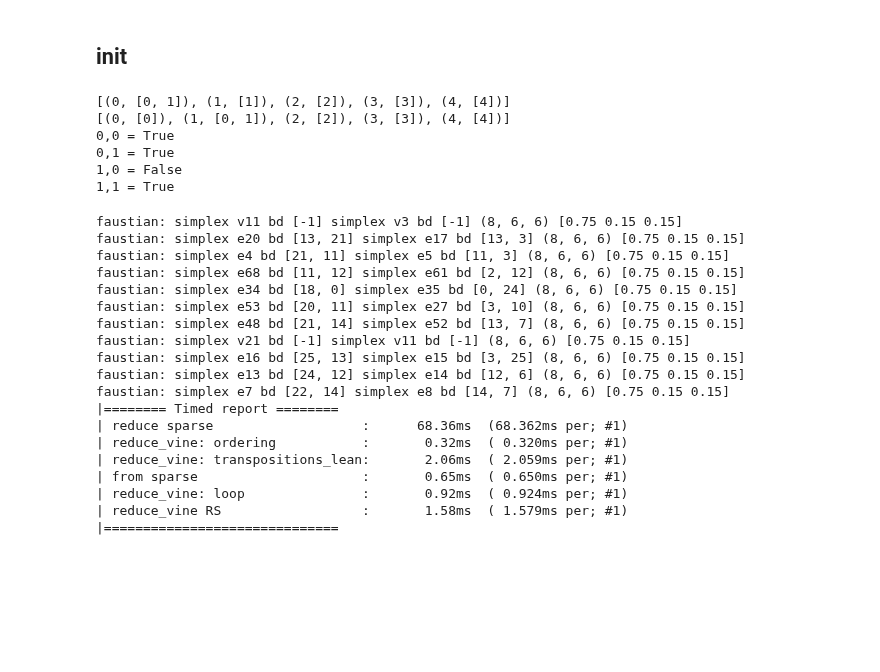
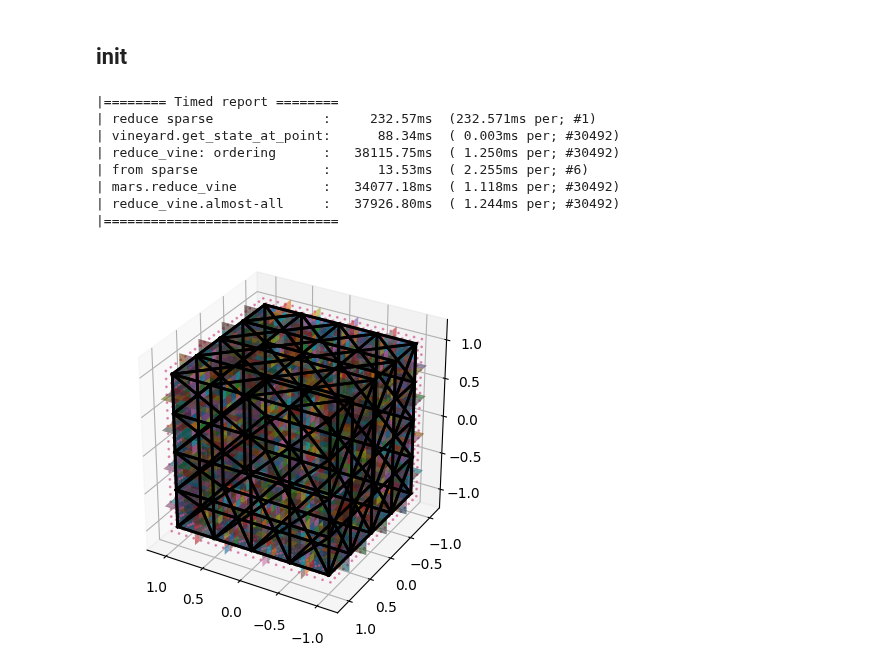
Before and after one commit to medial-ax/medial-ax, a Jupyter notebook: makethings.ipynb, the cells around one changed output. Cells and saved outputs as stored; diff of their text form; code cells hidden in the pictures; blank space fills up the shorter version.

Commit message:
Merge transposition and vineyards to one Rust fn

```diff
--- a/makethings.ipynb
+++ b/makethings.ipynb
@@ -57,60 +57,58 @@ def export_obj(ex: ex.Example, complex: cplx.complex, faces: List[np.ndarray]):
             f.write(f'v {d[0]} {d[1]} {d[2]}\n')
             f.write(f'f {vi + 0} {vi + 1} {vi + 2} {vi + 3}\n')
             vi += 4
-# %%
-our_s = sneaky.SneakyMatrix.eye(5)
-our_s.add_cols(0, 1)
-print(our_s.columns())
-our_s.swap_cols_and_rows(0,1 )
-print(our_s.columns())
-its_s = mars.SneakyMatrix.from_py_sneakymatrix(our_s)
-for i in range(2):
-  for j in range(2):
-    print(f'{i},{j} = {its_s.get(i,j)}')
-# %% [output]
-[(0, [0, 1]), (1, [1]), (2, [2]), (3, [3]), (4, [4])]
-[(0, [0]), (1, [0, 1]), (2, [2]), (3, [3]), (4, [4])]
-0,0 = True
-0,1 = True
-1,0 = False
-1,1 = True
 # %%
-example = ex.cube_1
+example = ex.cube_3
+
 our_complex = inp.read_obj(example.filename)
 gridd = grid.Grid3.from_complex(our_complex, example.grid_size, buffer=example.grid_buffer)
 
+faces = []
 class vineyard2(vin.vineyard):
   def get_point_key(self, point: np.ndarray):
     return gridd.cell_of(point)
 
   def on_faustian(self, s1: cplx.simplex, s2: cplx.simplex, a: np.ndarray, b: np.ndarray):
     super().on_faustian(s1, s2, a, b)
-    print(f'faustian: {s1} {s2} {a} {b}')
+    if s1.dim() == 0:
+      # cob1 = set(our_complex.get_coboundary(s1))
+      # cob2 = set(our_complex.get_coboundary(s2))
+      # if cob1 & cob2:
+      #   return
+      c1 = gridd.cell_of(a)
+      c2 = gridd.cell_of(b)
+      faces.append(gridd.dual_face(c1, c2))
 
-(cx, cy, cz) = gridd.center_index()
-cx += 2
 v = vineyard2(our_complex)
-state0 = v.reduce((cx, cy, cz), version=vin.Version.Sparse)
-state1 = v.reduce_vine(state0, gridd.coordinate((cx+1, cy, cz)))
 
+n_edges = gridd.number_of_grid_edges()
+visit_count = 0
+def visit(new_cell: Tuple[int,int,int], old_cell: Tuple[int,int,int]):
+  global visit_count
+  visit_count += 1
+  perf = visit_count / n_edges * 100
+  print(f'visiting {visit_count}/{n_edges} ({perf:.1f}%)\r', end='')
+  if old_cell is None:
+    center_point = gridd.coordinate(new_cell)
+    v.reduce(center_point)
+  else:
+    old_point = gridd.coordinate(old_cell)
+    old_state = v.get_state_at_point(old_point)
+    new_point = gridd.coordinate(new_cell)
+    v.reduce_vine(old_state, new_point)
+
+gridd.flood_fill_visit(gridd.center_index(), visit)
 utils.Timed.report()
+
+ourplot.plot_vineyard_results(our_complex, gridd, faces, CameraOpt(azim=120, elev=30))
+export_obj(example, our_complex, faces)
 # %% [output]
-faustian: simplex v11 bd [-1] simplex v3 bd [-1] (8, 6, 6) [0.75 0.15 0.15]
-faustian: simplex e20 bd [13, 21] simplex e17 bd [13, 3] (8, 6, 6) [0.75 0.15 0.15]
-faustian: simplex e4 bd [21, 11] simplex e5 bd [11, 3] (8, 6, 6) [0.75 0.15 0.15]
-faustian: simplex e68 bd [11, 12] simplex e61 bd [2, 12] (8, 6, 6) [0.75 0.15 0.15]
-faustian: simplex e34 bd [18, 0] simplex e35 bd [0, 24] (8, 6, 6) [0.75 0.15 0.15]
-faustian: simplex e53 bd [20, 11] simplex e27 bd [3, 10] (8, 6, 6) [0.75 0.15 0.15]
-faustian: simplex e48 bd [21, 14] simplex e52 bd [13, 7] (8, 6, 6) [0.75 0.15 0.15]
-faustian: simplex v21 bd [-1] simplex v11 bd [-1] (8, 6, 6) [0.75 0.15 0.15]
-faustian: simplex e16 bd [25, 13] simplex e15 bd [3, 25] (8, 6, 6) [0.75 0.15 0.15]
-faustian: simplex e13 bd [24, 12] simplex e14 bd [12, 6] (8, 6, 6) [0.75 0.15 0.15]
-faustian: simplex e7 bd [22, 14] simplex e8 bd [14, 7] (8, 6, 6) [0.75 0.15 0.15]
 |======== Timed report ========
-| reduce sparse                   :      68.36ms  (68.362ms per; #1)
-| reduce_vine: ordering           :       0.32ms  ( 0.320ms per; #1)
-| reduce_vine: transpositions_lean:       2.06ms  ( 2.059ms per; #1)
-| from sparse                     :       0.65ms  ( 0.650ms per; #1)
-| reduce_vine: loop               :       0.92ms  ( 0.924ms per; #1)
-| reduce_vine RS                  :       1.58ms  ( 1.579ms per; #1)
+| reduce sparse              :     232.57ms  (232.571ms per; #1)
+| vineyard.get_state_at_point:      88.34ms  ( 0.003ms per; #30492)
+| reduce_vine: ordering      :   38115.75ms  ( 1.250ms per; #30492)
+| from sparse                :      13.53ms  ( 2.255ms per; #6)
+| mars.reduce_vine           :   34077.18ms  ( 1.118ms per; #30492)
+| reduce_vine.almost-all     :   37926.80ms  ( 1.244ms per; #30492)
 |==============================
+[figure, added]
```
Also changed, not shown: parts of 3 cells of this notebook, 4 other files.
